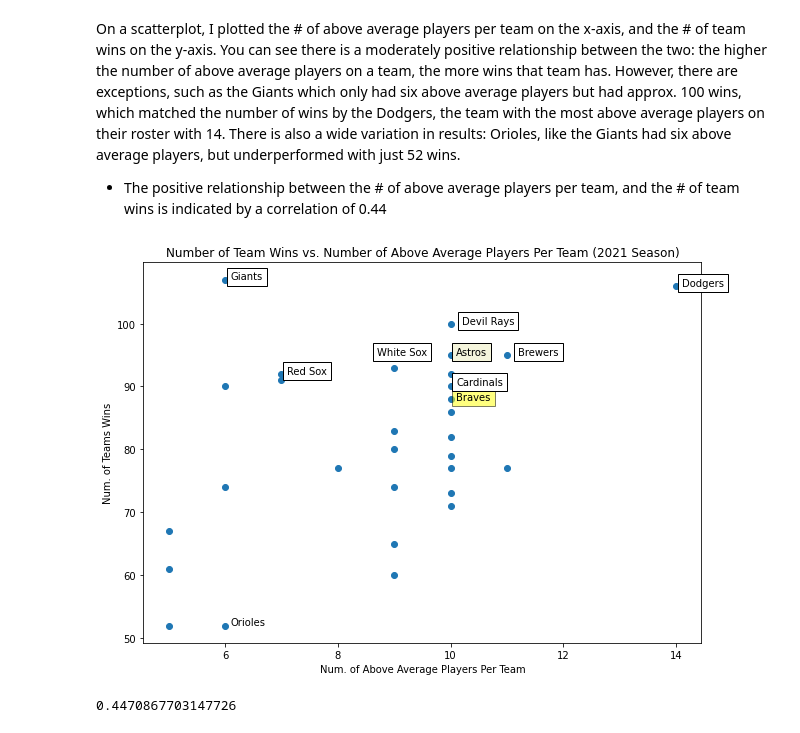
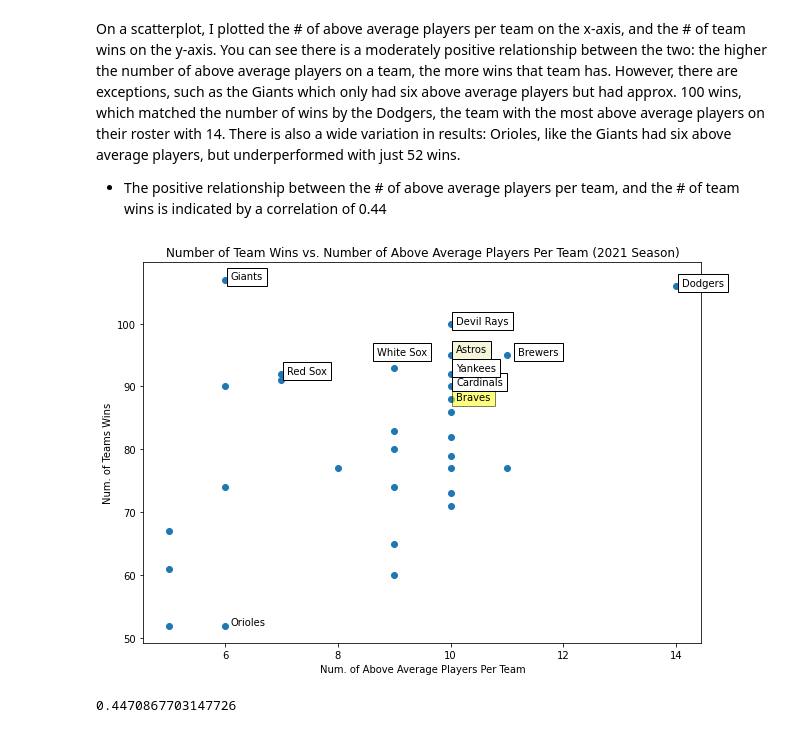
Before and after one commit to dw943893/baseball_predictor, a Jupyter notebook: CAP_EDA.ipynb, the cells around one changed output. Drawn from its saved outputs; the diff is of its cells as text; code cells hidden in the pictures.

```diff
--- a/CAP_EDA.ipynb
+++ b/CAP_EDA.ipynb
@@ -983,28 +983,29 @@ On a scatterplot, I plotted the # of above average players per team on the x-axi
 # %%
 # I used the following article to assist me in adding text labels to points on a scatter plot.
 #https://towardsdatascience.com/how-to-add-text-labels-to-scatterplot-in-matplotlib-seaborn-ec5df6afed7a
 
 plt.figure(figsize = (10, 7))
 plt.scatter(team_num_ab_avg_players["num_above_avg_players"], team_num_ab_avg_players["W"])
 plt.xlabel("Num. of Above Average Players Per Team")
 plt.ylabel("Num. of Teams Wins")
 
 plt.title("Number of Team Wins vs. Number of Above Average Players Per Team (2021 Season)")
 
 plt.text(14+0.1, 106, "Dodgers",bbox=dict(facecolor="white"))
 plt.text(6+0.1, 107, "Giants", bbox=dict(facecolor="white"))
 plt.text(10+0.1, 88-0.1, "Braves", bbox=dict(facecolor="yellow", alpha =0.5))
 plt.text(6+0.1, 52, "Orioles")
-plt.text(10+0.1, 95, "Astros", bbox=dict(facecolor="beige"))
+plt.text(10+0.1, 95.4, "Astros", bbox=dict(facecolor="beige"))
 plt.text(10+0.1, 90+0.3, "Cardinals", bbox=dict(facecolor="white"))
 plt.text(11+0.2, 95, "Brewers", bbox=dict(facecolor="white"))
 plt.text(7+0.1, 92, "Red Sox", bbox=dict(facecolor="white"))
 plt.text(9-0.3, 95, "White Sox", bbox=dict(facecolor="white"))
-plt.text(10+0.2, 100, "Devil Rays", bbox=dict(facecolor="white"))
+plt.text(10+0.1, 100, "Devil Rays", bbox=dict(facecolor="white"))
+plt.text(10+0.1, 92.5, "Yankees", bbox=dict(facecolor="white"))
 
 plt.savefig("../capstone/images/team_num_ab_avgplayers_and_wins.png");
 # %% [output]
-[figure, old version]
+[figure, new version]
 # %%
 # Calculating the correlation between wins and the number of above average players
 #https://www.geeksforgeeks.org/how-to-calculate-correlation-between-two-columns-in-pandas/
```
Also changed, not shown: 2 other files.
